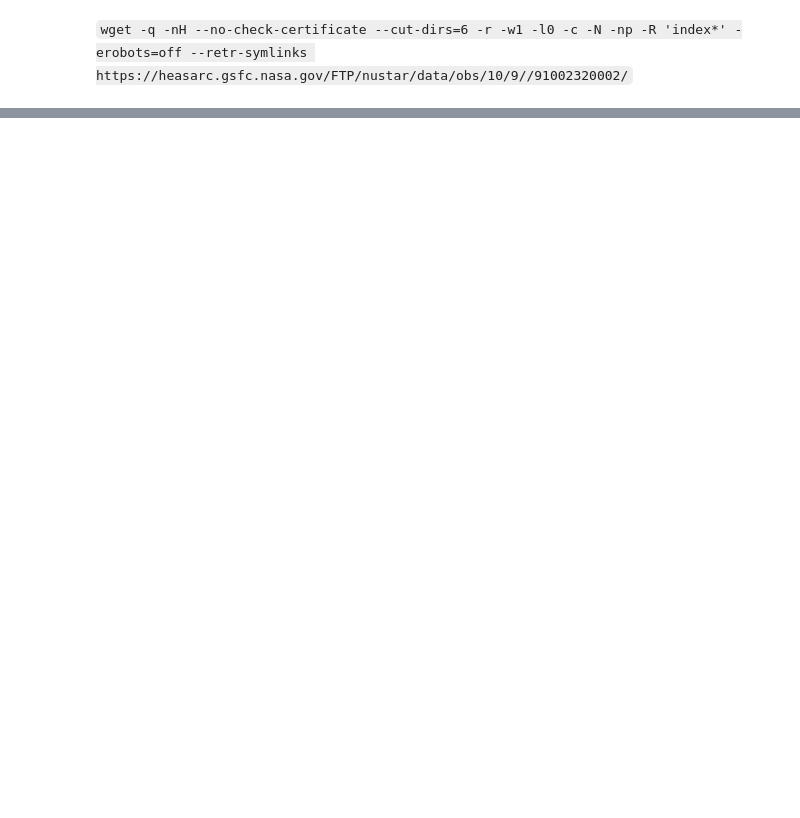
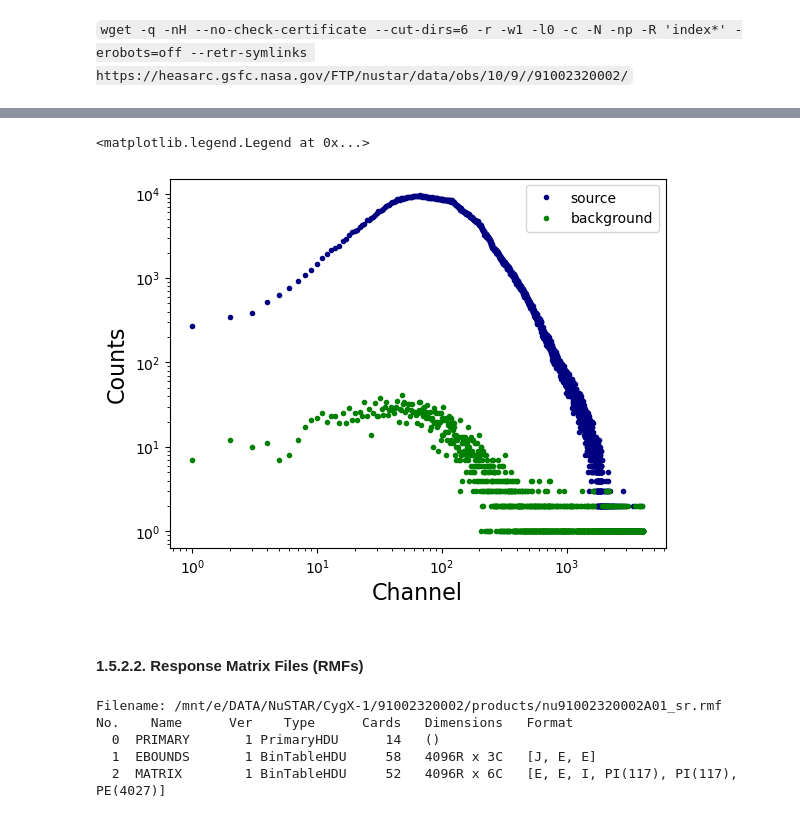
Before and after one commit to honghui-liu/data-analysis-at-Tuebingen, a Jupyter notebook: _sources/notebooks/NuSTAR_walkthrough.ipynb, the cells around one changed output, grey strips where cells are left out. Drawn from its saved outputs; the diff is of its cells as text; code cells hidden in the pictures; blank space fills up the shorter version.

```diff
--- a/_sources/notebooks/NuSTAR_walkthrough.ipynb
+++ b/_sources/notebooks/NuSTAR_walkthrough.ipynb
@@ -32,0 +103,3 @@ go to <https://heasarc.gsfc.nasa.gov/cgi-bin/W3Browse/w3browse.pl> and search fo
+# %%
+spec = fits.open('/mnt/e/DATA/NuSTAR/CygX-1/91002320002/products/nu91002320002A01_sr.pha')
+spec.info()
@@ -32,0 +113,3 @@ go to <https://heasarc.gsfc.nasa.gov/cgi-bin/W3Browse/w3browse.pl> and search fo
+# %%
+bkg_spec = fits.open('/mnt/e/DATA/NuSTAR/CygX-1/91002320002/products/nu91002320002A01_bk.pha')
+bkg_spec.info()
@@ -32,0 +123,29 @@ go to <https://heasarc.gsfc.nasa.gov/cgi-bin/W3Browse/w3browse.pl> and search fo
+# %%
+x = spec['SPECTRUM'].data['CHANNEL']
+y = spec['SPECTRUM'].data['COUNTS']
+
+plt.loglog(x, y, linestyle = 'none', marker = '.', markerfacecolor = 'navy', markeredgecolor = 'navy', label = 'source')
+
+x = bkg_spec['SPECTRUM'].data['CHANNEL']
+y = bkg_spec['SPECTRUM'].data['COUNTS']
+
+plt.loglog(x, y, linestyle = 'none', marker = '.', markerfacecolor = 'green', markeredgecolor = 'green', label = 'background')
+
+plt.xlabel('Channel', fontsize = 16)
+plt.ylabel('Counts', fontsize = 16)
+
+plt.legend()
+# %% [output]
+<matplotlib.legend.Legend at 0x...>
+[figure, added]
+# %% [markdown]
+#### 1.5.2.2. Response Matrix Files (RMFs)
+# %%
+resp = fits.open('/mnt/e/DATA/NuSTAR/CygX-1/91002320002/products/nu91002320002A01_sr.rmf')
+resp.info()
+# %% [output]
+Filename: /mnt/e/DATA/NuSTAR/CygX-1/91002320002/products/nu91002320002A01_sr.rmf
+No.    Name      Ver    Type      Cards   Dimensions   Format
+  0  PRIMARY       1 PrimaryHDU      14   ()
+  1  EBOUNDS       1 BinTableHDU     58   4096R x 3C   [J, E, E]
+  2  MATRIX        1 BinTableHDU     52   4096R x 6C   [E, E, I, PI(117), PI(117), PE(4027)]
```
Also changed, not shown: parts of 45 cells of this notebook, 16 other files.
